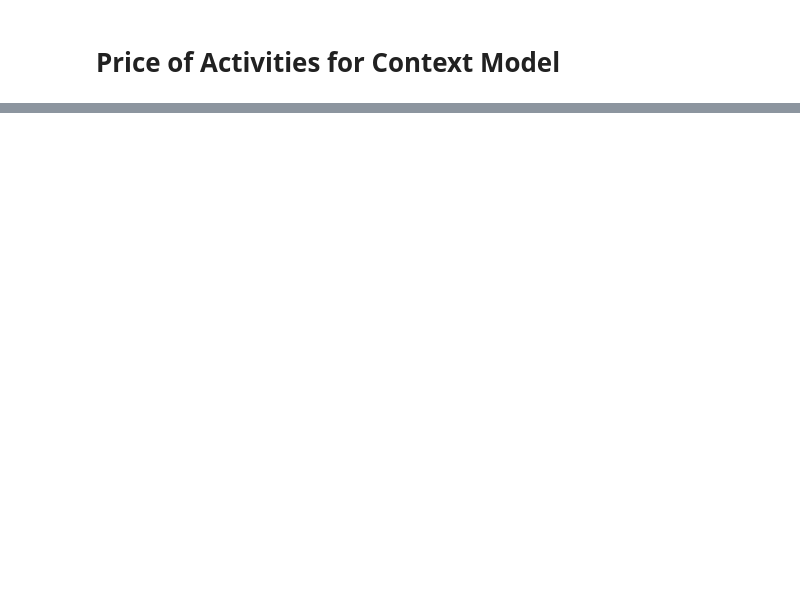
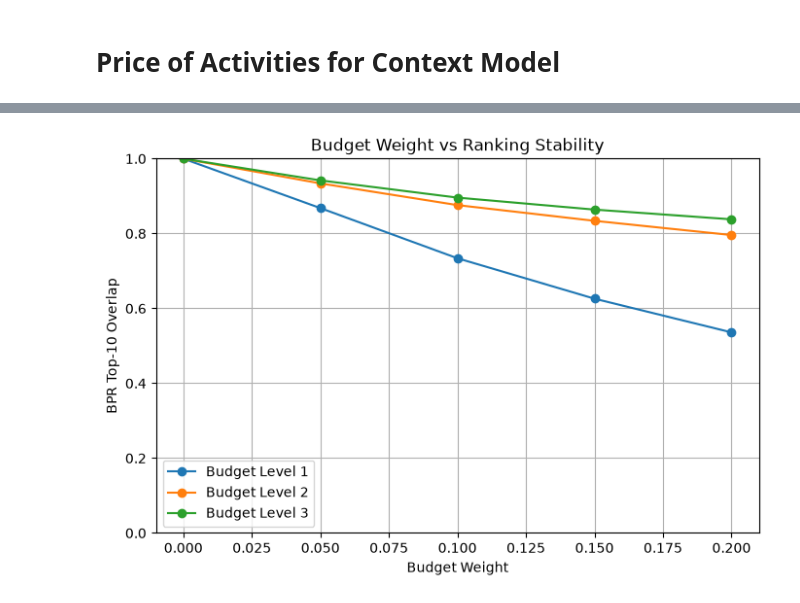
Before and after one commit to oesedebe/Egocentric-Activity-Recommendation-System, a Jupyter notebook: notebooks/06_budget_context.ipynb, the cells around one changed output, grey strips where cells are left out. Saved outputs shown, nothing was run; the diff lists cells and outputs as text; code cells hidden in the pictures; blank space fills up the shorter version.

```diff
--- a/notebooks/06_budget_context.ipynb
+++ b/notebooks/06_budget_context.ipynb
@@ -1016,0 +426,24 @@ Preliminary weught: 0.1 for budget
+# %%
+plt.figure(figsize=(8, 5))
+
+for budget in TEST_BUDGETS:
+    subset = budget_summary[
+        budget_summary["budget"] == budget
+    ]
+
+    plt.plot(
+        subset["budget_weight"],
+        subset["avg_bpr_overlap"],
+        marker="o",
+        label=f"Budget Level {PRICE_LEVELS[budget]}"
+    )
+
+plt.xlabel("Budget Weight")
+plt.ylabel("BPR Top-10 Overlap")
+plt.title("Budget Weight vs Ranking Stability")
+plt.ylim(0, 1)
+plt.legend()
+plt.grid(True)
+plt.show()
+# %% [output]
+[figure, added]
```
Also changed, not shown: parts of 45 cells of this notebook, 8 other files.
